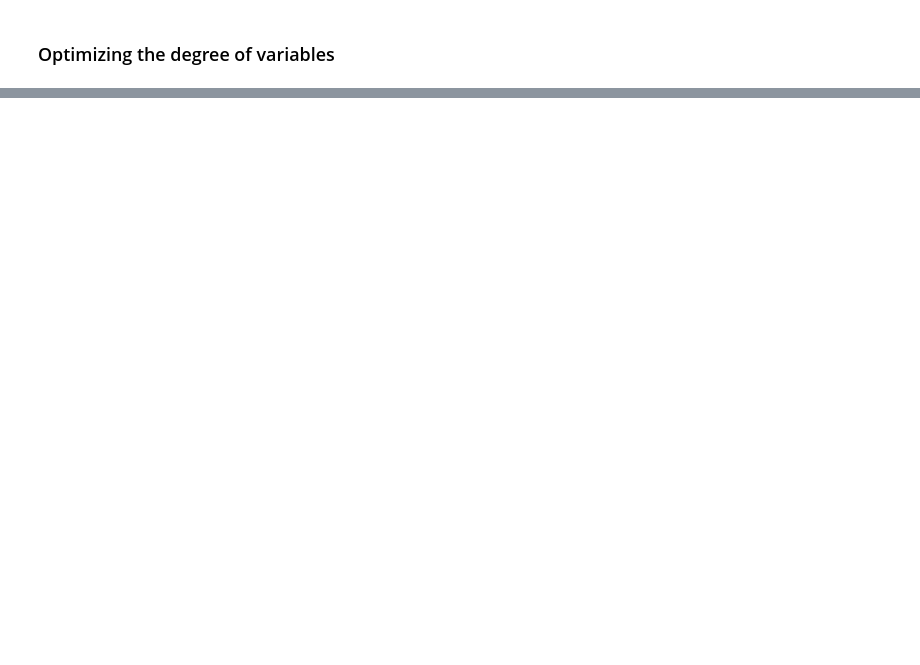
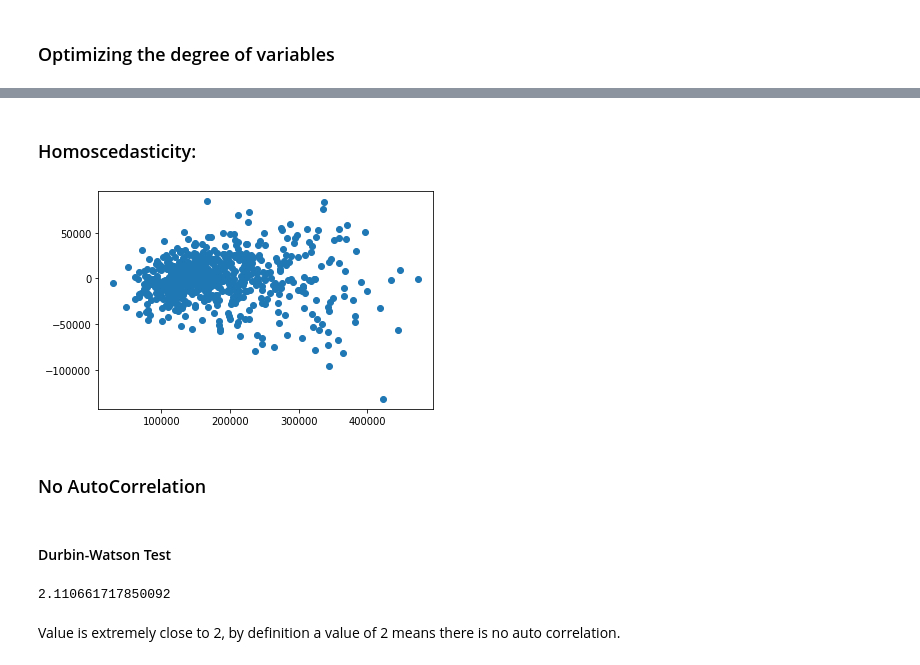
Before and after one commit to wzog99/MultipleLinearReg-HousePrices, a Jupyter notebook: linear_reg.ipynb, the cells around one changed output, grey strips where cells are left out. Saved outputs shown, nothing was run; the diff lists cells and outputs as text; code cells hidden in the pictures; blank space fills up the shorter version.

```diff
--- a/linear_reg.ipynb
+++ b/linear_reg.ipynb
@@ -519,0 +691,17 @@ AttributeError: 'numpy.ndarray' object has no attribute 'plt'
+# %% [markdown]
+### Homoscedasticity:
+# %%
+plt.scatter(x = L_target_prediction, y = residuals);
+# %% [output]
+[figure, added]
+# %% [markdown]
+### No AutoCorrelation
+# %% [markdown]
+#### Durbin-Watson Test
+# %%
+import statsmodels.stats.stattools as stools
+stools.durbin_watson(residuals)
+# %% [output]
+2.110661717850092
+# %% [markdown]
+Value is extremely close to 2, by definition a value of 2 means there is no auto correlation.
```
Also changed, not shown: parts of 96 cells of this notebook.
